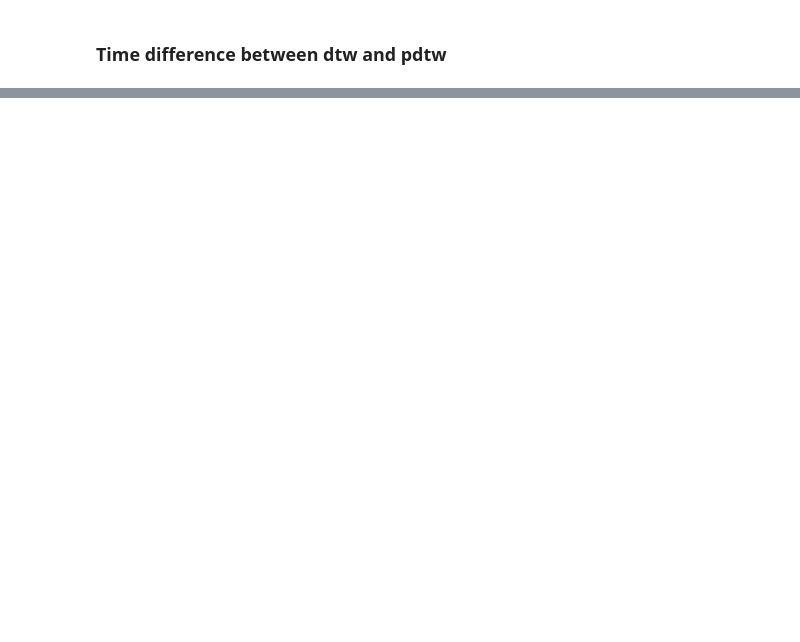
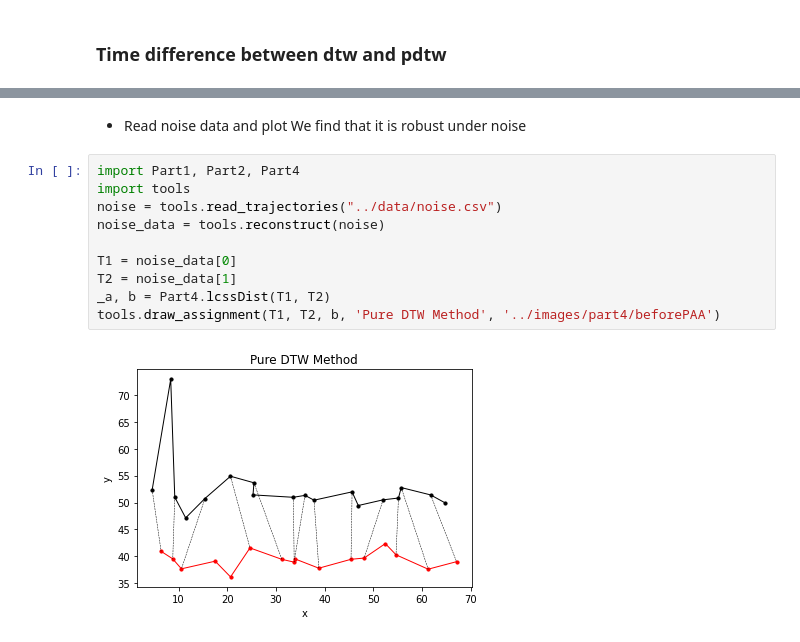
Before and after one commit to RKLho/531D_Project1, a Jupyter notebook: src/test.ipynb, the cells around one changed output, grey strips where cells are left out. Cells and saved outputs as stored; diff of their text form; blank space fills up the shorter version.

```diff
--- a/src/test.ipynb
+++ b/src/test.ipynb
@@ -59,0 +70,15 @@ Time for dtw: 2.3171823024749756
+# %% [markdown]
+- Read noise data and plot
+We find that it is robust under noise
+# %%
+import Part1, Part2, Part4
+import tools
+noise = tools.read_trajectories("../data/noise.csv")
+noise_data = tools.reconstruct(noise)
+
+T1 = noise_data[0]
+T2 = noise_data[1]
+_a, b = Part4.lcssDist(T1, T2)
+tools.draw_assignment(T1, T2, b, 'Pure DTW Method', '../images/part4/beforePAA')
+# %% [output]
+[figure, added]
```
Also changed, not shown: parts of 6 cells of this notebook, 5 other files.
